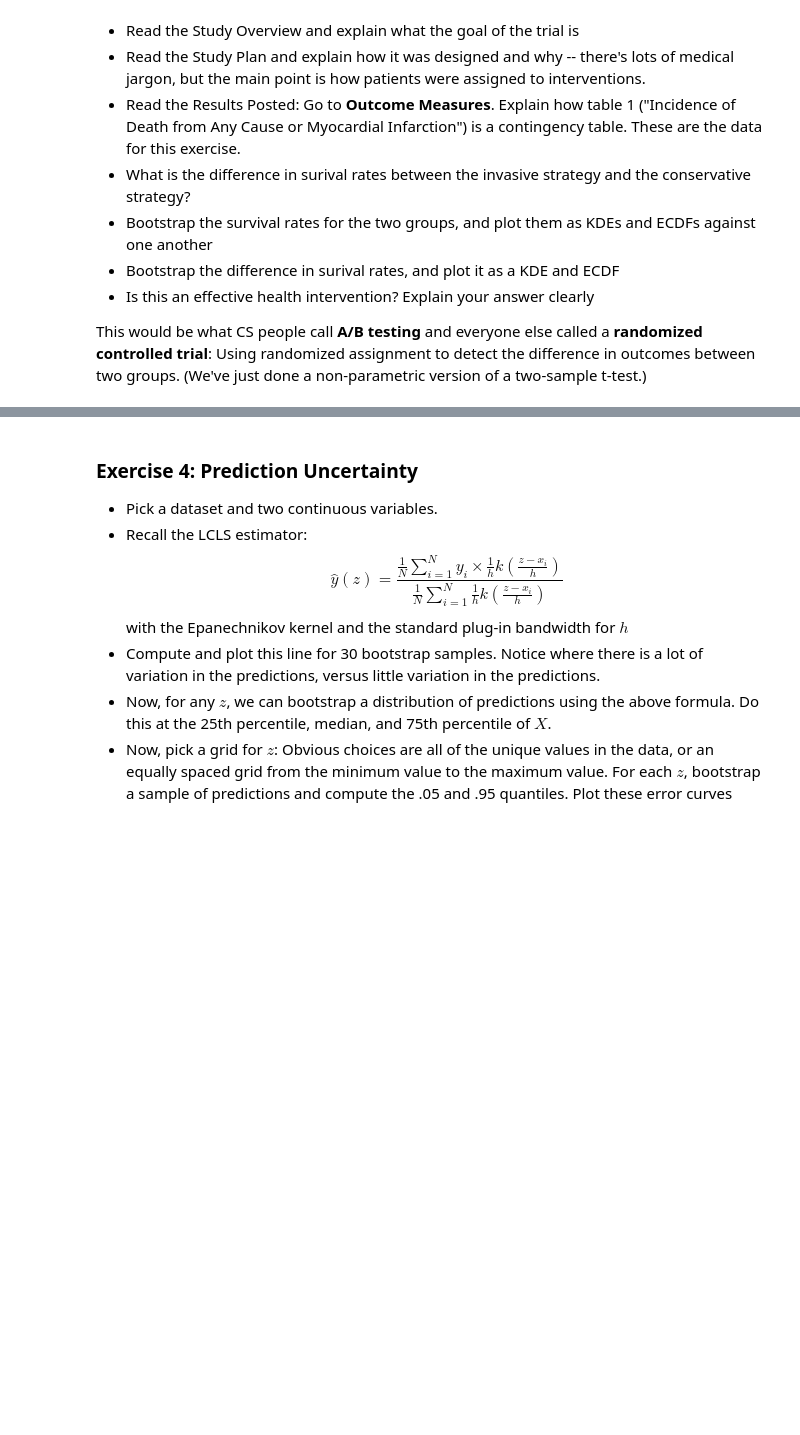
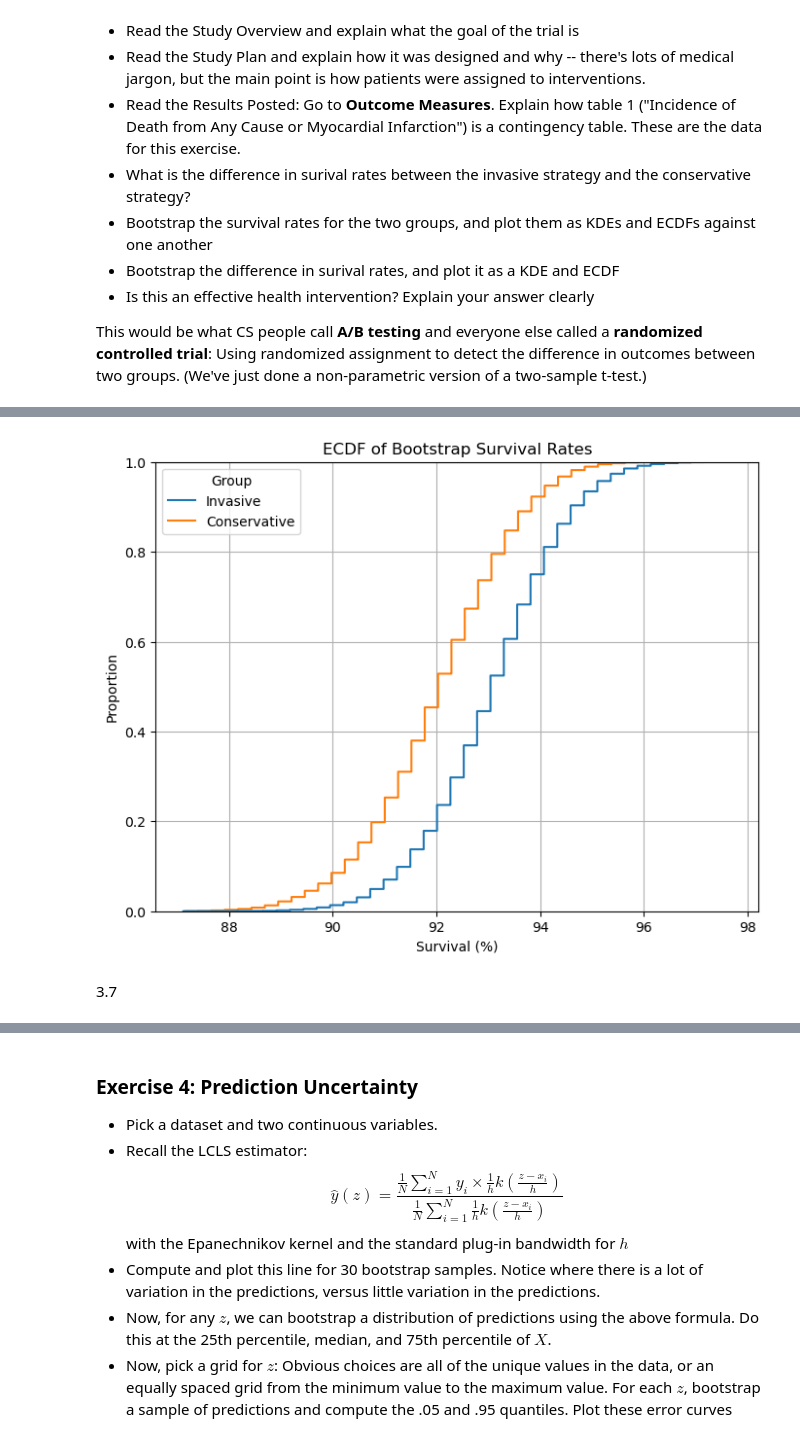
Before and after one commit to shaveen327/github_branching, a Jupyter notebook: assignment_4.ipynb, the cells around one changed output, grey strips where cells are left out. Saved outputs shown, nothing was run; the diff lists cells and outputs as text; code cells hidden in the pictures; blank space fills up the shorter version.

```diff
--- a/assignment_4.ipynb
+++ b/assignment_4.ipynb
@@ -167,0 +249,22 @@ This would be what CS people call **A/B testing** and everyone else called a **r
+# %%
+import seaborn as sns
+
+# Create a DataFrame for seaborn
+df = pd.DataFrame({
+    "Invasive": boot_invasive,
+    "Conservative": boot_conservative
+})
+
+# Melt the DataFrame into long form
+df_melted = df.melt(var_name="Group", value_name="Survival (%)")
+
+# Plot ECDF with seaborn
+plt.figure(figsize=(8, 6))
+sns.ecdfplot(data=df_melted, x="Survival (%)", hue="Group")
+plt.title("ECDF of Bootstrap Survival Rates")
+plt.grid(True)
+plt.show()
+# %% [output]
+[figure, added]
+# %% [markdown]
+3.7
```
Also changed, not shown: parts of 14 cells of this notebook.
